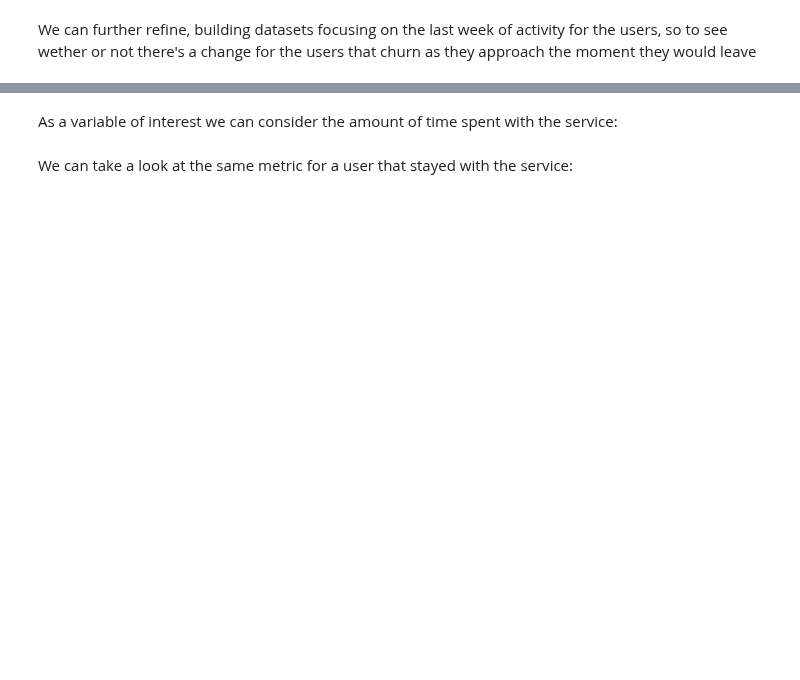
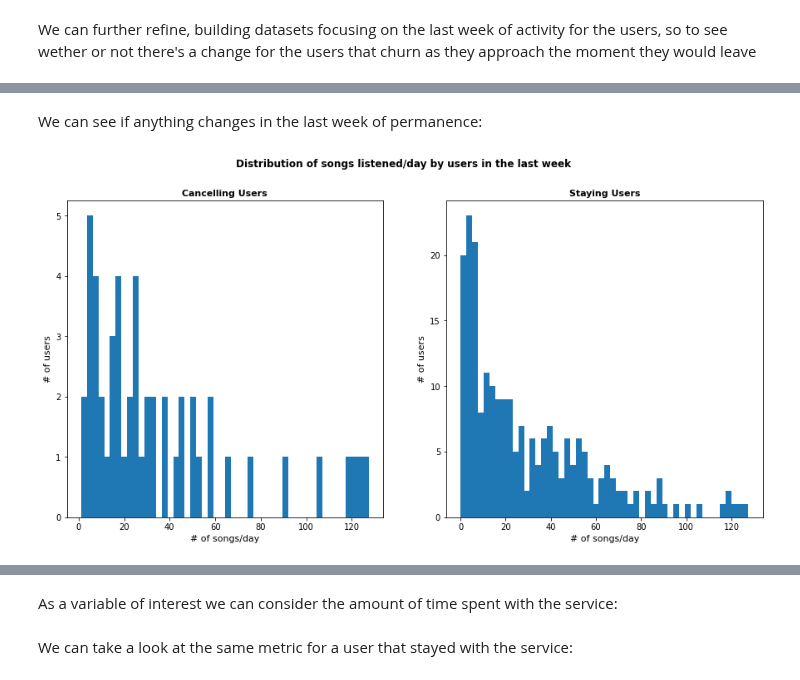
Before and after one commit to russom/DSND-Capstone, a Jupyter notebook: notebooks/Sparkify-project-local.ipynb, the cells around one changed output, grey strips where cells are left out. Saved outputs shown, nothing was run; the diff lists cells and outputs as text; code cells hidden in the pictures; blank space fills up the shorter version.

```diff
--- a/notebooks/Sparkify-project-local.ipynb
+++ b/notebooks/Sparkify-project-local.ipynb
@@ -217,0 +333,41 @@ df_user_log_cancelled_lweek.count(), df_user_log_staying_lweek.count()
+# %% [markdown]
+We can see if anything changes in the last week of permanence:
+# %%
+# Select, for every user that cancelled, the number of songs they listened in the last week
+song_time_canc_lweek = df_user_log_cancelled_lweek.\
+                filter(df_user_log_cancelled_lweek["song"] != "").\
+                groupBy("userId").\
+                agg(F.countDistinct("song")).\
+                collect()
+# %%
+# Get the number of songs listened per day (on average)
+num_songs_cancelled_lweek = [song_time[1]/7 for song_time in song_time_canc_lweek]
+# %%
+# Select, for every user that stays, the number of songs they listened in the last week
+song_time_stay_lweek = df_user_log_staying_lweek.\
+                filter(df_user_log_staying_lweek["song"] != "").\
+                groupBy("userId").\
+                agg(F.countDistinct("song")).\
+                collect()
+# %%
+# Get the number of songs listened per day (on average)
+num_songs_staying_lweek = [song_time[1]/7 for song_time in song_time_stay_lweek]
+# %%
+# Plot histogram for songs
+fig, (ax1, ax2) = plt.subplots(1, 2)
+
+fig.suptitle('Distribution of songs listened/day by users in the last week', fontsize=12, fontweight='bold')
+fig.set_figheight(7)
+fig.set_figwidth(15)
+
+ax1.hist(num_songs_cancelled_lweek, bins=50)
+ax1.set_xlabel('# of songs/day', fontsize=11)
+ax1.set_ylabel('# of users', fontsize=11)
+ax1.set_title('Cancelling Users', fontsize=11,fontweight='bold')
+
+ax2.hist(num_songs_staying_lweek, bins=50)
+ax2.set_xlabel('# of songs/day', fontsize=11)
+ax2.set_ylabel('# of users', fontsize=11)
+ax2.set_title('Staying Users', fontsize=11,fontweight='bold');
+# %% [output]
+[figure, added]
```
Also changed, not shown: parts of 42 cells of this notebook.
